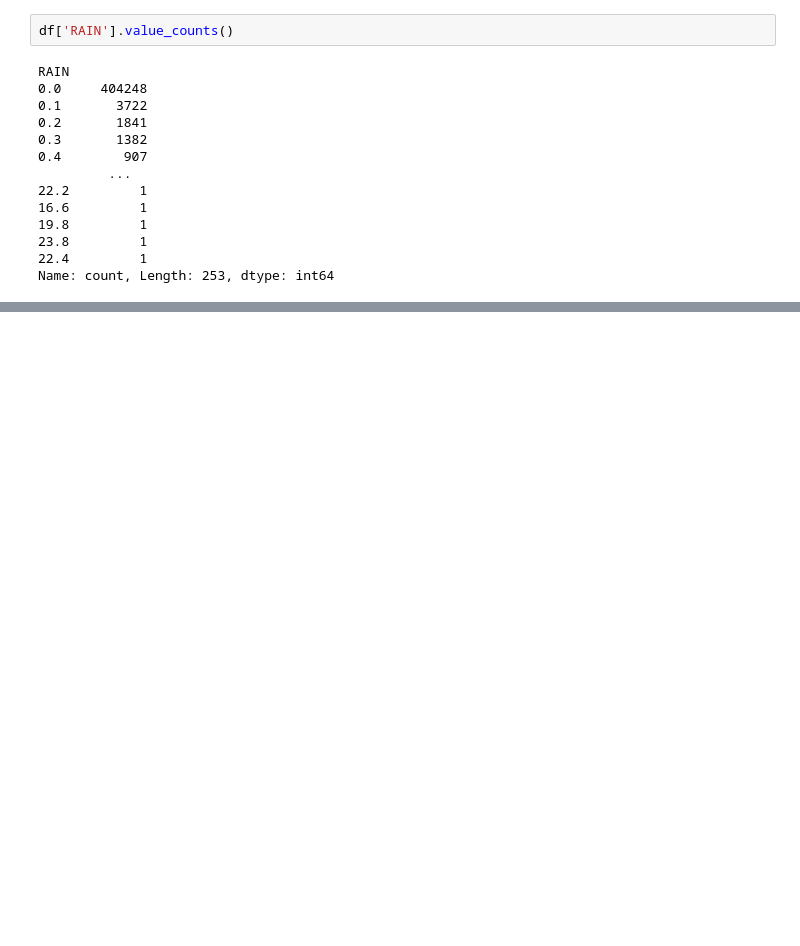
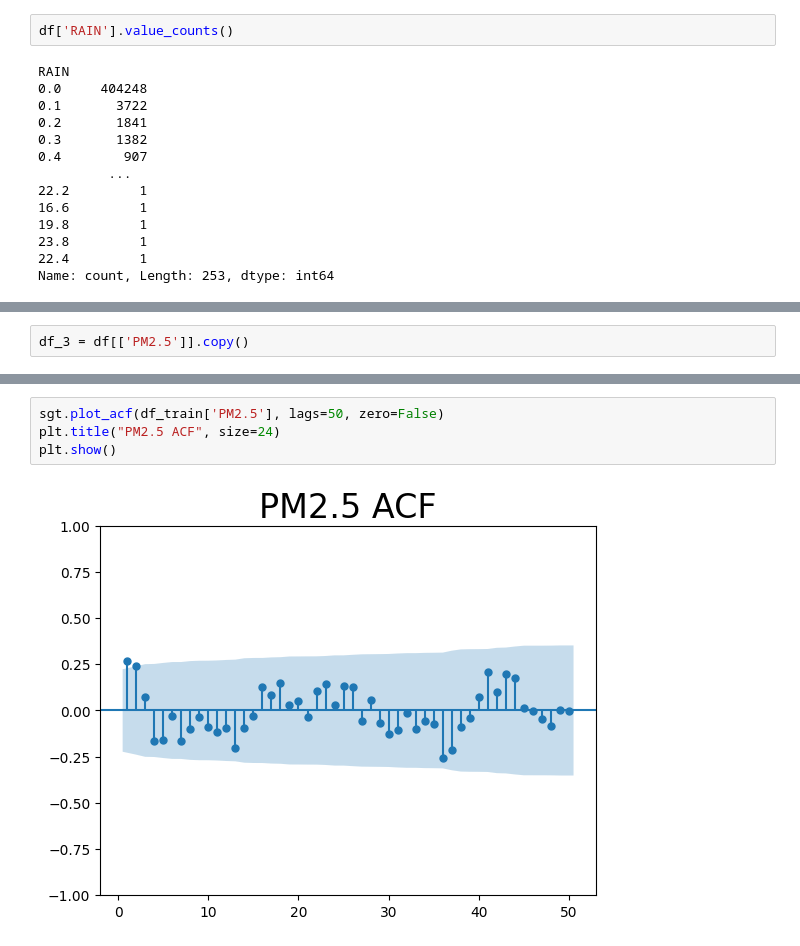
Before and after one commit to victorouma1/Machine-Learning-2, a Jupyter notebook: Week 3 Project.ipynb, the cells around one changed output, grey strips where cells are left out. Saved outputs shown, nothing was run; the diff lists cells and outputs as text; blank space fills up the shorter version.

```diff
--- a/Week 3 Project.ipynb
+++ b/Week 3 Project.ipynb
@@ -197,0 +251,2 @@ df.set_index('year', inplace =True)
+# %%
+df_3 = df[['PM2.5']].copy()
@@ -197,0 +300,6 @@ df.set_index('year', inplace =True)
+# %%
+sgt.plot_acf(df_train['PM2.5'], lags=50, zero=False)
+plt.title("PM2.5 ACF", size=24)
+plt.show()
+# %% [output]
+[figure, added]
```
Also changed, not shown: parts of 32 cells of this notebook.
